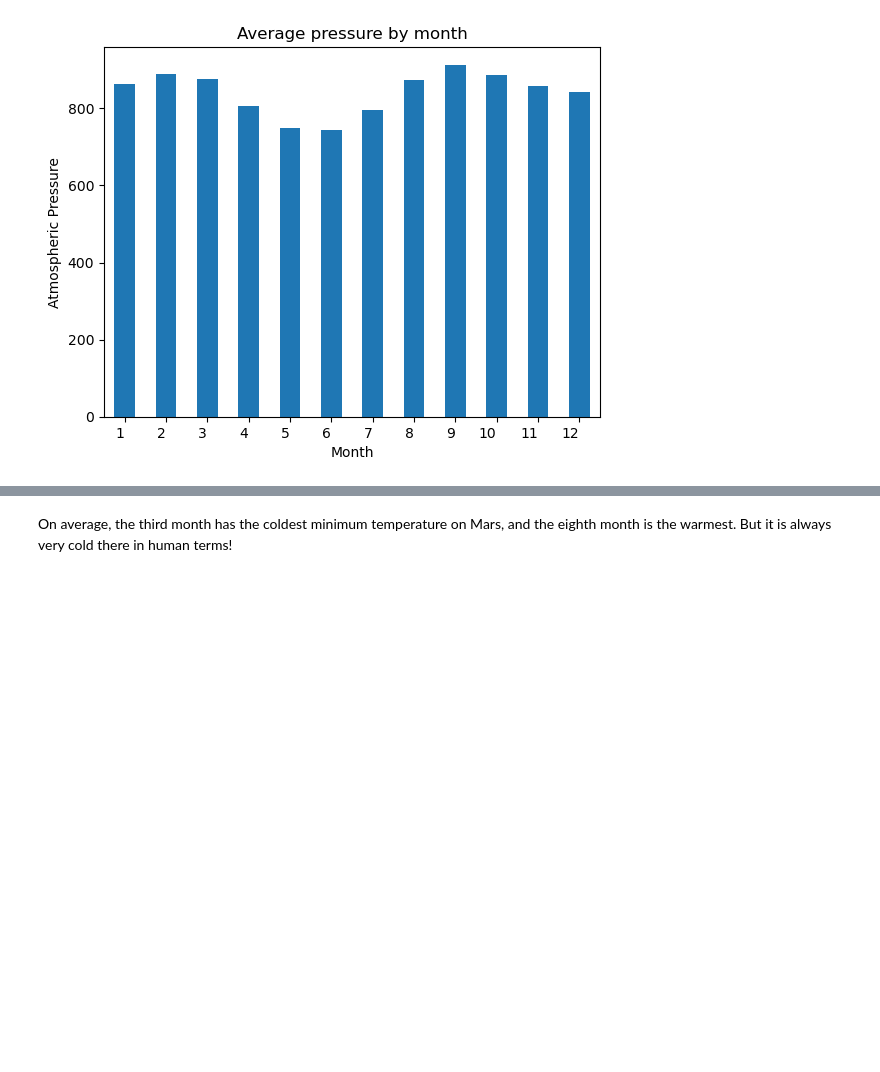
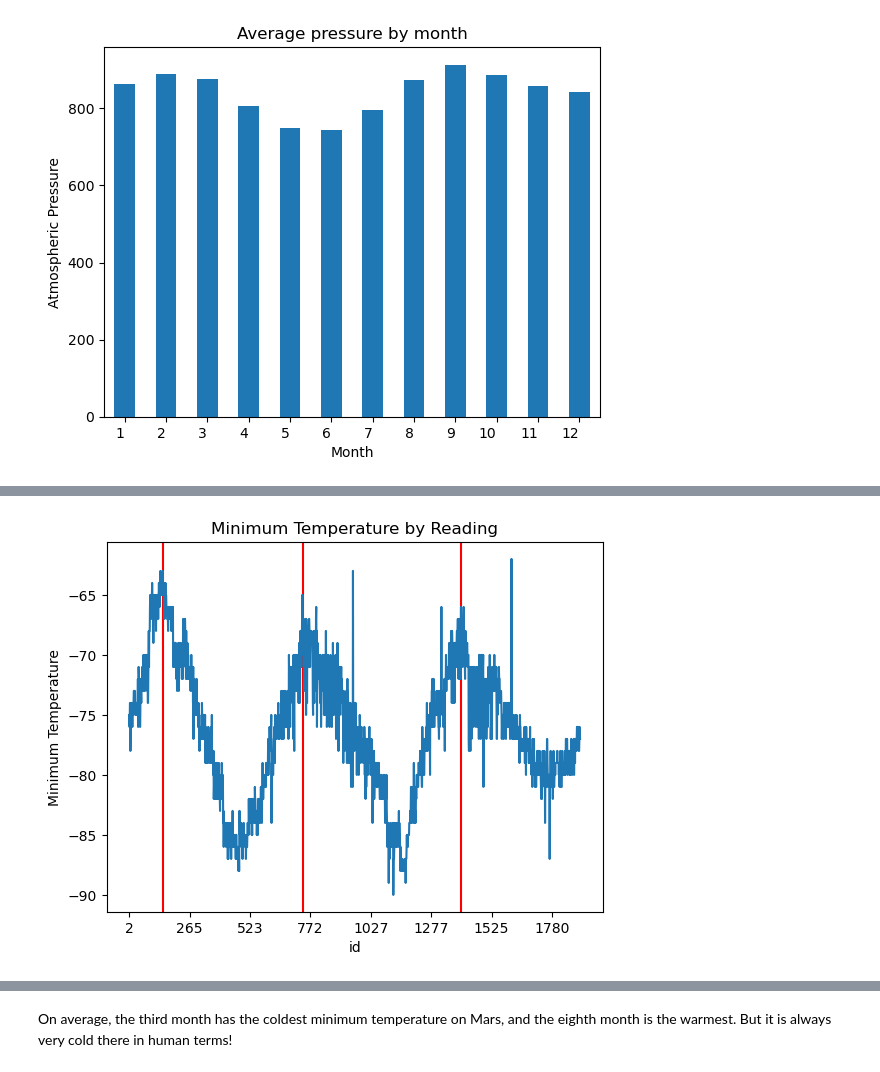
Before and after one commit to kmcmurphy/web-scraping, a Jupyter notebook: part_2_mars_weather.ipynb, the cells around one changed output, grey strips where cells are left out. Saved outputs shown, nothing was run; the diff lists cells and outputs as text; code cells hidden in the pictures; blank space fills up the shorter version.

```diff
--- a/part_2_mars_weather.ipynb
+++ b/part_2_mars_weather.ipynb
@@ -244,0 +271,20 @@ mars_df['min_temp'].plot.line()
+# %%
+# Plotting temperature data, we can use the peaks in temperature to estimate the time. Not quite as accurate,
+# but still within range.
+
+plt.title("Minimum Temperature by Reading")
+plt.ylabel("Minimum Temperature")
+plt.axvline(x=140, color='red')
+plt.axvline(x=720, color='red')
+plt.axvline(x=1375, color='red')
+mars_df['min_temp'].plot.line()
+
+plt.show()
+
+cycle1 = mars_df.loc[:,'terrestrial_data'][725] - mars_df.loc[:,'terrestrial_data'][135]
+cycle2 = mars_df.loc[:,'terrestrial_data'][1375] - mars_df.loc[:,'terrestrial_data'][725]
+
+print(f"The first full martian year was approximately {cycle1} earth days")
+print(f"The second full martian year was approximately {cycle2} earth days")
+# %% [output]
+[figure, added]
```
Also changed, not shown: parts of 5 cells of this notebook.
